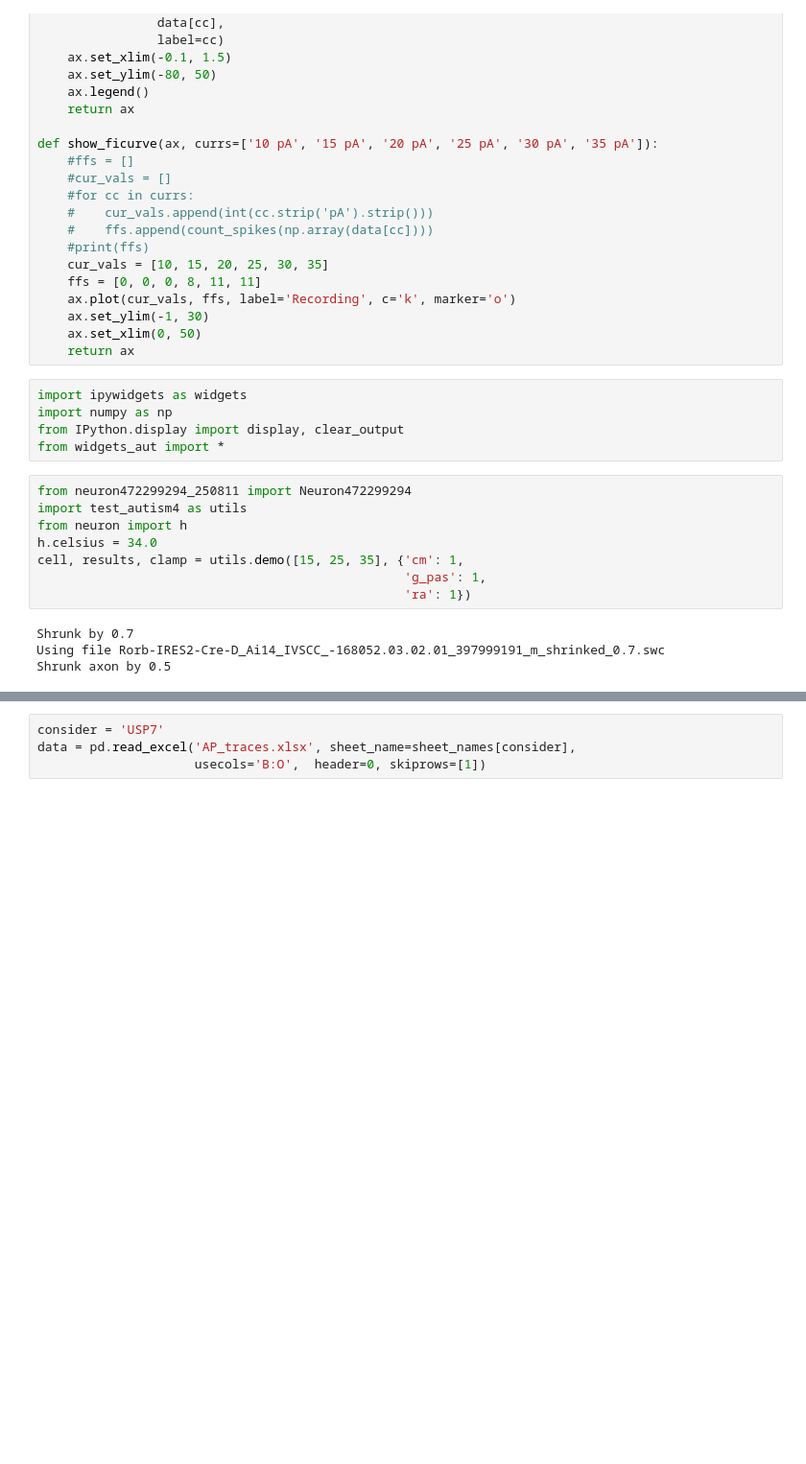
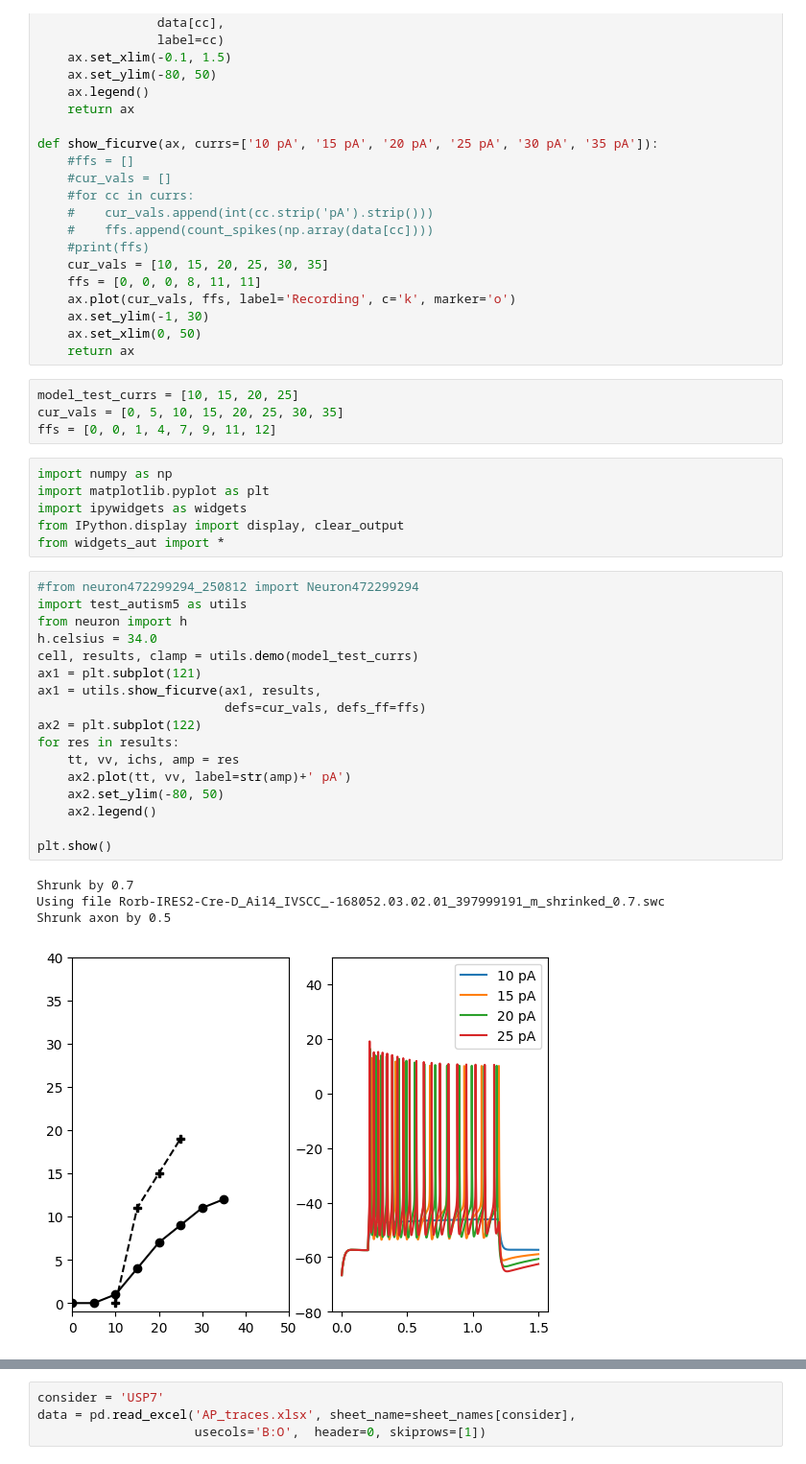
Before and after one commit to ccluri/L23Pyr, a Jupyter notebook: neuron_autism3.ipynb, the cells around one changed output, grey strips where cells are left out. Shown at 96% size. Saved outputs shown, nothing was run; the diff lists cells and outputs as text; blank space fills up the shorter version.

```diff
--- a/neuron_autism3.ipynb
+++ b/neuron_autism3.ipynb
@@ -38,21 +38,36 @@ def show_ficurve(ax, currs=['10 pA', '15 pA', '20 pA', '25 pA', '30 pA', '35 pA'
     ax.set_ylim(-1, 30)
     ax.set_xlim(0, 50)
     return ax
+# %%
+model_test_currs = [10, 15, 20, 25]
+cur_vals = [0, 5, 10, 15, 20, 25, 30, 35]
+ffs = [0, 0, 1, 4, 7, 9, 11, 12]
 # %%
+import numpy as np
+import matplotlib.pyplot as plt
 import ipywidgets as widgets
-import numpy as np
 from IPython.display import display, clear_output
 from widgets_aut import *
 # %%
-from neuron472299294_250811 import Neuron472299294
-import test_autism4 as utils
+#from neuron472299294_250812 import Neuron472299294
+import test_autism5 as utils
 from neuron import h
 h.celsius = 34.0
-cell, results, clamp = utils.demo([15, 25, 35], {'cm': 1,
-                                                 'g_pas': 1,
-                                                 'ra': 1})
+cell, results, clamp = utils.demo(model_test_currs)
+ax1 = plt.subplot(121)
+ax1 = utils.show_ficurve(ax1, results,
+                         defs=cur_vals, defs_ff=ffs)
+ax2 = plt.subplot(122)
+for res in results:
+    tt, vv, ichs, amp = res
+    ax2.plot(tt, vv, label=str(amp)+' pA')
+    ax2.set_ylim(-80, 50)
+    ax2.legend()
+
+plt.show()
 # %% [output]
 Shrunk by 0.7
 Using file Rorb-IRES2-Cre-D_Ai14_IVSCC_-168052.03.02.01_397999191_m_shrinked_0.7.swc
 Shrunk axon by 0.5
+[figure, added]
 # %%
```
Also changed, not shown: parts of 3 cells of this notebook, 7 other files.
